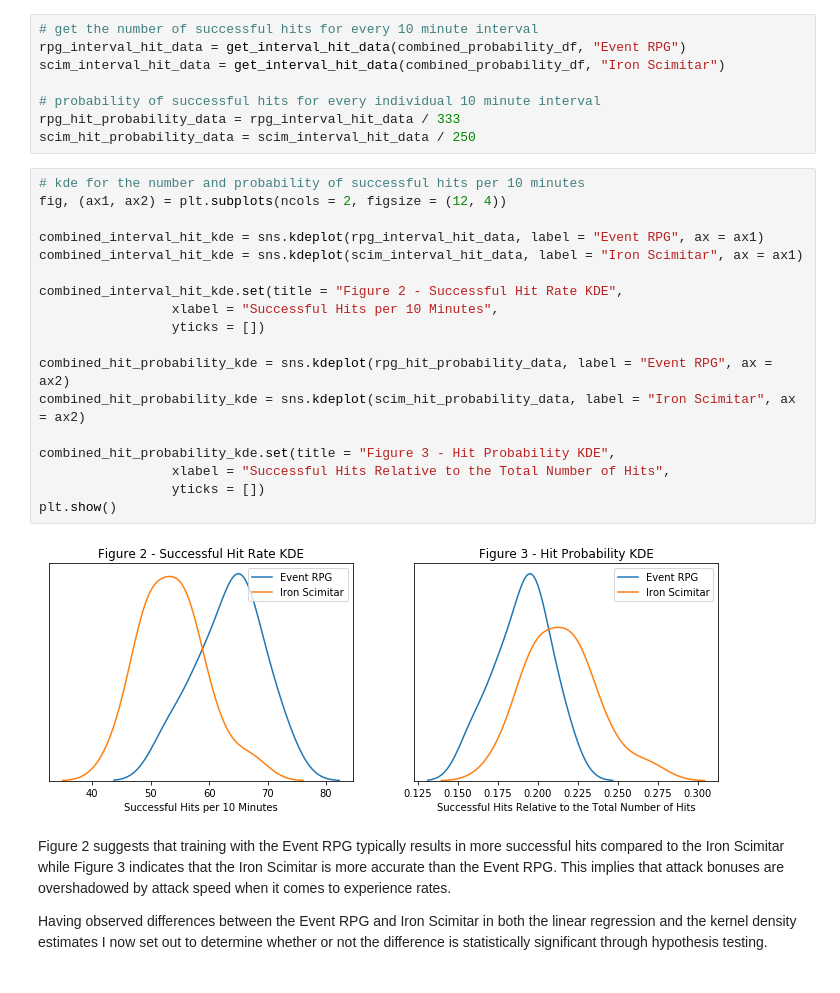
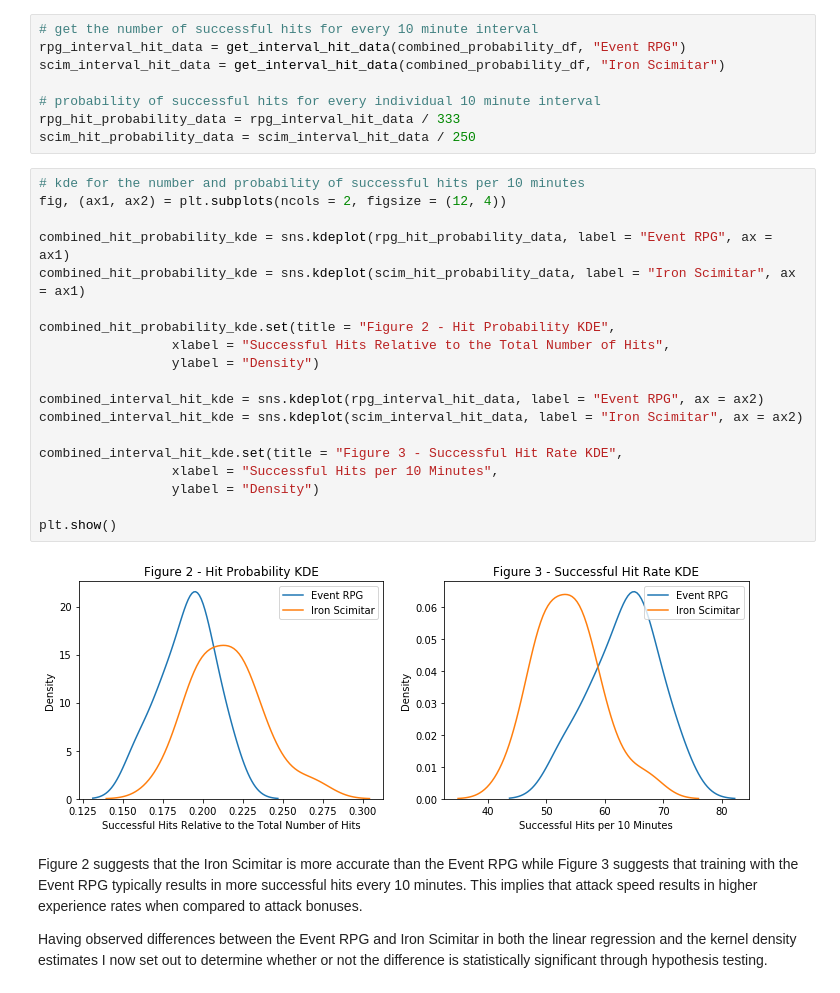
Before and after one commit to ys-lin14/OSRS-Analysis, a Jupyter notebook: probability.ipynb, the cells around one changed output. Cells and saved outputs as stored; diff of their text form.

```diff
--- a/probability.ipynb
+++ b/probability.ipynb
@@ -135,29 +136,29 @@ scim_hit_probability_data = scim_interval_hit_data / 250
 # %%
 # kde for the number and probability of successful hits per 10 minutes
 fig, (ax1, ax2) = plt.subplots(ncols = 2, figsize = (12, 4))
 
-combined_interval_hit_kde = sns.kdeplot(rpg_interval_hit_data, label = "Event RPG", ax = ax1)
-combined_interval_hit_kde = sns.kdeplot(scim_interval_hit_data, label = "Iron Scimitar", ax = ax1)
+combined_hit_probability_kde = sns.kdeplot(rpg_hit_probability_data, label = "Event RPG", ax = ax1)
+combined_hit_probability_kde = sns.kdeplot(scim_hit_probability_data, label = "Iron Scimitar", ax = ax1)
 
-combined_interval_hit_kde.set(title = "Figure 2 - Successful Hit Rate KDE",
+combined_hit_probability_kde.set(title = "Figure 2 - Hit Probability KDE",
+                 xlabel = "Successful Hits Relative to the Total Number of Hits",
+                 ylabel = "Density")
+
+combined_interval_hit_kde = sns.kdeplot(rpg_interval_hit_data, label = "Event RPG", ax = ax2)
+combined_interval_hit_kde = sns.kdeplot(scim_interval_hit_data, label = "Iron Scimitar", ax = ax2)
+
+combined_interval_hit_kde.set(title = "Figure 3 - Successful Hit Rate KDE",
                  xlabel = "Successful Hits per 10 Minutes",
-                 yticks = [])
+                 ylabel = "Density")
 
-combined_hit_probability_kde = sns.kdeplot(rpg_hit_probability_data, label = "Event RPG", ax = ax2)
-combined_hit_probability_kde = sns.kdeplot(scim_hit_probability_data, label = "Iron Scimitar", ax = ax2)
-
-combined_hit_probability_kde.set(title = "Figure 3 - Hit Probability KDE",
-                 xlabel = "Successful Hits Relative to the Total Number of Hits",
-                 yticks = [])
 plt.show()
 # %% [output]
-[figure, old version]
+[figure, new version]
 # %% [markdown]
-Figure 2 suggests that training with the Event RPG typically results in more successful hits compared to the Iron Scimitar while Figure 3 indicates that the Iron Scimitar is more accurate than the Event RPG. This implies that attack bonuses are overshadowed by attack speed when it comes to experience rates.
+Figure 2 suggests that the Iron Scimitar is more accurate than the Event RPG while Figure 3 suggests that training with the Event RPG typically results in more successful hits every 10 minutes. This implies that attack speed results in higher experience rates when compared to attack bonuses.
 <br>
 
 Having observed differences between the Event RPG and Iron Scimitar in both the linear regression and the kernel density estimates I now set out to determine whether or not the difference is statistically significant through hypothesis testing.
-<br>
 # %%
 # get and display the mean number of successful attacks per minute (λ), the total number of attacks (n)
 # along with success probability estimate (p) for the Event RPG
```
Also changed, not shown: parts of 8 cells of this notebook.
